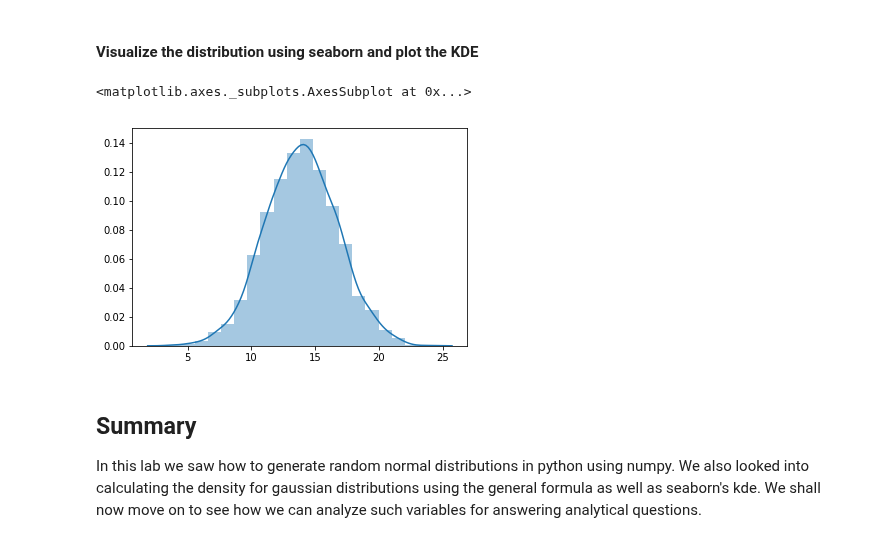
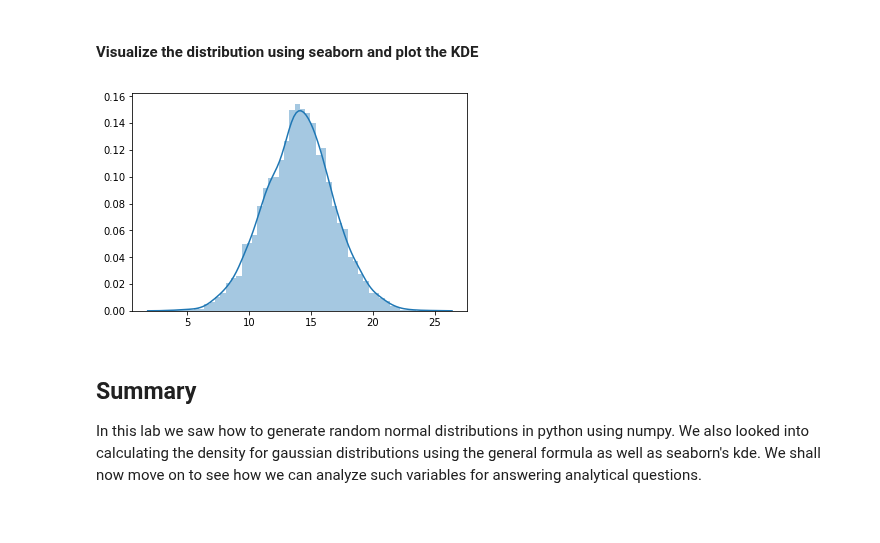
Before and after one commit to amitrani6/dsc-1-09-13-normal-gaussian-distributions-lab-nyc-ds-career-031119, a Jupyter notebook: index.ipynb, the cells around one changed output. Cells and saved outputs as stored; diff of their text form; code cells hidden in the pictures.

```diff
--- a/index.ipynb
+++ b/index.ipynb
@@ -59,14 +59,10 @@ The 'normed' kwarg was deprecated in Matplotlib 2.1 and will be removed in 3.1.
 # %% [markdown]
 #### Visualize the distribution using seaborn and plot the KDE
 # %%
-
-mu, sigma = 0.5, 0.1
-N = 5000
 s = np.random.normal(mu, sigma, N)
 sns.distplot(s);
 # %% [output]
-<matplotlib.axes._subplots.AxesSubplot at 0x...>
-[figure, old version]
+[figure, new version]
 # %% [markdown]
 ## Summary
 
```
